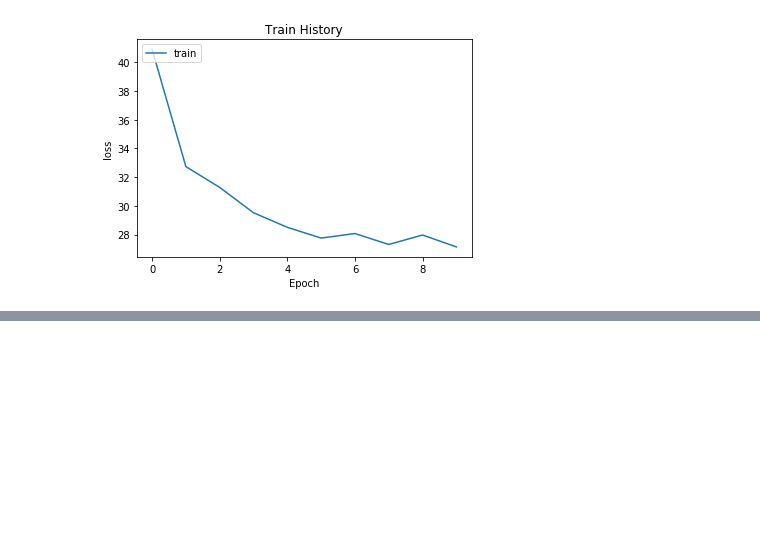
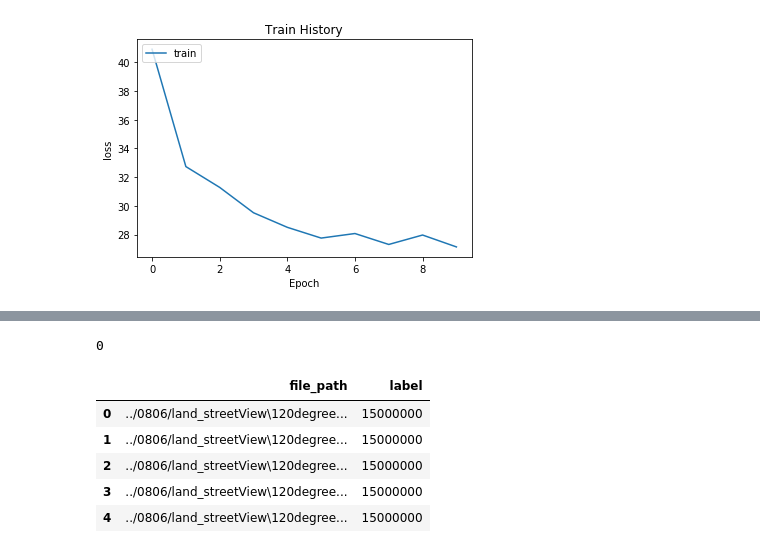
Before and after one commit to johnny12150/19-lab-summer-training, a Jupyter notebook: 0808/multimodal.ipynb, the cells around one changed output, grey strips where cells are left out. Cells and saved outputs as stored; diff of their text form; code cells hidden in the pictures; blank space fills up the shorter version.

Commit message:
python generator and enumerate

```diff
--- a/0808/multimodal.ipynb
+++ b/0808/multimodal.ipynb
@@ -445,0 +454,6 @@ show_train_history(train_history, 'loss')
+# %%
+def load_partial_df(batch_size=5):
+#     for batch_idx in range(0, 10, batch_size):
+    for batch_idx in range(0, len(img_df), batch_size):
+        print(batch_idx)
+        yield img_df.loc[batch_idx:batch_idx + batch_size-1]
@@ -445,0 +478,11 @@ show_train_history(train_history, 'loss')
+# %%
+data_generator = load_partial_df()
+data_generator.__next__()
+# %% [output]
+0
+|  | file_path | label |
+| 0 | ../0806/land_streetView\120degree... | 15000000 |
+| 1 | ../0806/land_streetView\120degree... | 15000000 |
+| 2 | ../0806/land_streetView\120degree... | 15000000 |
+| 3 | ../0806/land_streetView\120degree... | 15000000 |
+| 4 | ../0806/land_streetView\120degree... | 15000000 |
```
Also changed, not shown: parts of 11 cells of this notebook.
